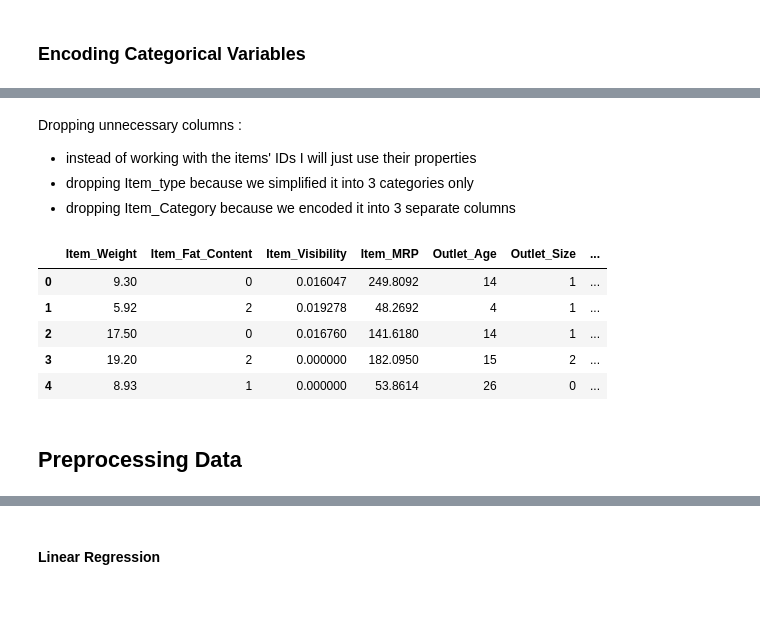
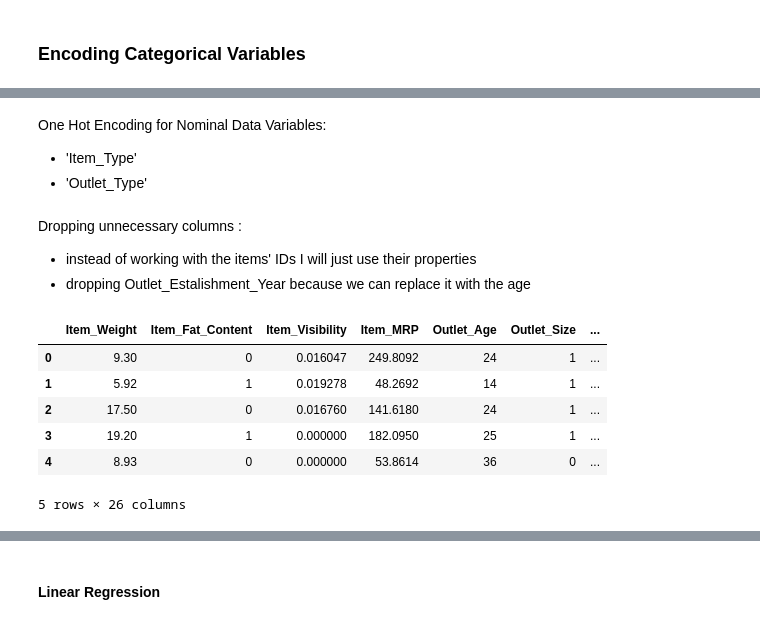
Before and after one commit to Technocolabs100/BigMart-Sales-Analysis-and-Prediction-Mini-Project, a Jupyter notebook: technocolabs miniproject.ipynb, the cells around one changed output, grey strips where cells are left out. Saved outputs shown, nothing was run; the diff lists cells and outputs as text; code cells hidden in the pictures.

```diff
--- a/technocolabs miniproject.ipynb
+++ b/technocolabs miniproject.ipynb
@@ -264,8 +470,0 @@ we realize that:
-# %%
-cat_features = ['Item_Identifier', 'Item_Fat_Content', 'Item_Type' ,'Outlet_Identifier',
-                 'Outlet_Size', 'Outlet_Location_Type', 'Outlet_Type']
-
-for feat in cat_features[1:]:
-  print(f'\nFrequency of Category {feat} :')
-  print('\n'," "*2, 'Number of Categories: ', len(df[feat].value_counts()), '\n')
-  print(df[feat].value_counts())
@@ -561,11 +611,2 @@ boxplot_num(df, ['Item_Visibility', 'Item_Outlet_Sales'])
 # %% [markdown]
 ### Encoding Categorical Variables
-# %%
-# label encoding for Ordinal Data Variables: 'Item_Fat_Content', 'Outlet_Size',
-#'Outlet_Location_Type', 'Outlet_Type'
-le = LabelEncoder()
-ordinal = ['Item_Fat_Content' ,'Outlet_Type', 'Outlet_Location_Type', 'Outlet_Size']
-for feat in ordinal:
-  df[feat] = le.fit_transform(df[feat])
-
-df.head()
@@ -583,0 +618,9 @@ df = pd.get_dummies(df, columns=['Item_Category',
+# %%
+le = LabelEncoder()
+ordinal = ['Item_Fat_Content' ,'Outlet_Size', 'Outlet_Location_Type']
+for feat in ordinal:
+  train[feat] = le.fit_transform(train[feat])
+  test[feat] = le.fit_transform(test[feat])
+
+
+train.head()
@@ -584,17 +634,23 @@ df = pd.get_dummies(df, columns=['Item_Category',
+# %% [markdown]
+One Hot Encoding for Nominal Data Variables:
+* 'Item_Type'
+* 'Outlet_Type'
+# %%
+train = pd.get_dummies(train, columns=['Item_Type',
+                                  'Outlet_Type'], drop_first=True)
 # %% [markdown]
 Dropping unnecessary columns :
 * instead of working with the items' IDs I will just use their properties
-* dropping Item_type because we simplified it into 3 categories only
-* dropping Item_Category because we encoded it into 3 separate columns
+* dropping Outlet_Estalishment_Year because we can replace it with the age
 # %%
-df.drop(['Item_Identifier', 'Item_Type'], axis=1, inplace=True)
-df.head()
+train.drop(['Item_Identifier', 'Outlet_Identifier',
+         'Outlet_Establishment_Year' ], axis=1, inplace=True)
+train.head()
 # %% [output]
 |  | Item_Weight | Item_Fat_Content | Item_Visibility | Item_MRP | Outlet_Age | Outlet_Size | ... |
-| 0 | 9.30 | 0 | 0.016047 | 249.8092 | 14 | 1 | ... |
-| 1 | 5.92 | 2 | 0.019278 | 48.2692 | 4 | 1 | ... |
-| 2 | 17.50 | 0 | 0.016760 | 141.6180 | 14 | 1 | ... |
-| 3 | 19.20 | 2 | 0.000000 | 182.0950 | 15 | 2 | ... |
-| 4 | 8.93 | 1 | 0.000000 | 53.8614 | 26 | 0 | ... |
+| 0 | 9.30 | 0 | 0.016047 | 249.8092 | 24 | 1 | ... |
+| 1 | 5.92 | 1 | 0.019278 | 48.2692 | 14 | 1 | ... |
+| 2 | 17.50 | 0 | 0.016760 | 141.6180 | 24 | 1 | ... |
+| 3 | 19.20 | 1 | 0.000000 | 182.0950 | 25 | 1 | ... |
+| 4 | 8.93 | 0 | 0.000000 | 53.8614 | 36 | 0 | ... |
+5 rows × 26 columns
-# %% [markdown]
-## Preprocessing Data
```
Also changed, not shown: parts of 175 cells of this notebook, 5 other files.
